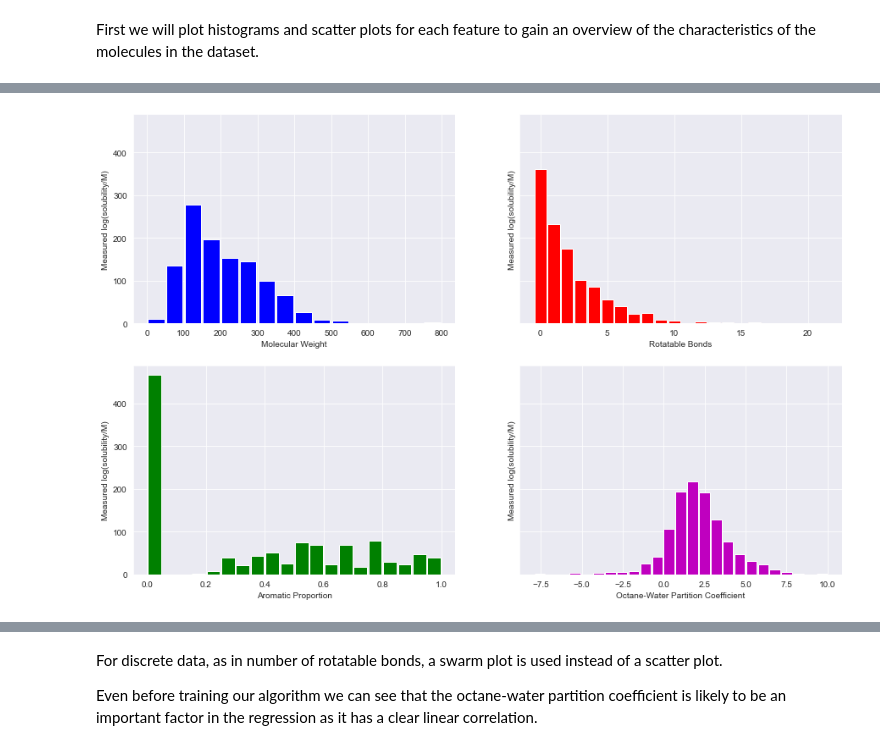
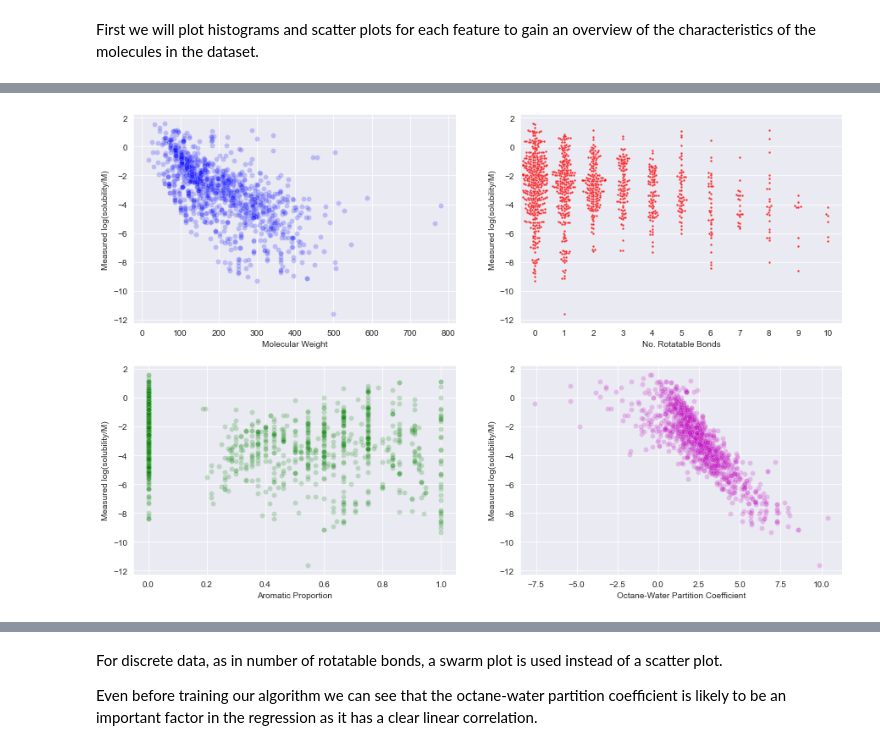
Before and after one commit to erwallace/Predicting-Aqueous-Solubilities, a Jupyter notebook: esol_linear_regression.ipynb, the cells around one changed output, grey strips where cells are left out. Saved outputs shown, nothing was run; the diff lists cells and outputs as text; code cells hidden in the pictures.

```diff
--- a/esol_linear_regression.ipynb
+++ b/esol_linear_regression.ipynb
@@ -155,3 +155,23 @@ df.describe().T
 | cLogP | 1128.0 | 2.447520 | 1.852875 | -7.5714 | 1.41490 | 2.339 | 3.402200 | 10.3886 |
 # %% [markdown]
 First we will plot histograms and scatter plots for each feature to gain an overview of the characteristics of the molecules in the dataset.
+# %%
+# histograms of each variable and the measured log solubility
+sns.set_palette('tab10', color_codes=True)
+
+features = {'MW':{'bins':list(range(0,850,50)) , 'color':'b', 'xlabel':'Molecular Weight'},
+            'RB':{'bins':list(range(23)) , 'color':'r', 'xlabel':'Rotatable Bonds'},
+            'AP':{'bins':20 , 'color':'g', 'xlabel':'Aromatic Proportion'},
+            'cLogP':{'bins':25 , 'color':'m', 'xlabel':'Octane-Water Partition Coefficient'} }
+
+fig, axs = plt.subplots(nrows=2, ncols=2, figsize=(15,10), sharey=True)
+
+for n, feature in enumerate(features.keys()):
+    g = sns.histplot(data=df,
+                     ax=axs.reshape(-1)[n],
+                     x=feature,
+                     bins=features[feature]['bins'],
+                     color=features[feature]['color'])
+    g.set(ylabel='Measured log(solubility/M)', xlabel=features[feature]['xlabel'])
+
+plt.show()
@@ -158,27 +180,32 @@ First we will plot histograms and scatter plots for each feature to gain an over
 # %%
-# histograms of each variable and the measured log solubility
-fig, ax = plt.subplots(nrows=2, ncols=2, figsize=(15,10), sharey=True)
+# scatter plot for each variable and the log solubility
+fig, ax = plt.subplots(nrows=2, ncols=2, figsize=(15,10))
 
 ax1 = ax[0,0]
-ax1.hist(df['MW'], bins=list(range(0,850,50)), rwidth=0.9, color='b')
+sns.scatterplot(ax=ax1, data=df, x='MW', y='Measured log(solubility/M)',
+                color='b', alpha=0.2)
 ax1.set_xlabel('Molecular Weight')
 ax1.set_ylabel('Measured log(solubility/M)')
 
 ax2 = ax[0,1]
-ax2.hist(df['RB'], bins=list(range(23)), align='left', rwidth=0.9, color='r')
-ax2.set_xlabel('Rotatable Bonds')
+sns.swarmplot(ax=ax2, data=df[df.RB<11], x='RB', y='Measured log(solubility/M)',
+              c='r', s=2.4, alpha=0.8)
+# values above 10 not shown as there are less than 5 molecules for each of these values
+ax2.set_xlabel('No. Rotatable Bonds')
 ax2.set_ylabel('Measured log(solubility/M)')
 
 ax3 = ax[1,0]
-ax3.hist(df['AP'], bins=20, rwidth=0.9, color='g')
+sns.scatterplot(ax=ax3, data=df, x='AP', y='Measured log(solubility/M)',
+               color='g', alpha=0.2)
 ax3.set_xlabel('Aromatic Proportion')
 ax3.set_ylabel('Measured log(solubility/M)')
 
 ax4 = ax[1,1]
-ax4.hist(df['cLogP'], bins=25, align='left', rwidth=0.9, color='m')
+sns.scatterplot(ax=ax4, data=df, x='cLogP', y='Measured log(solubility/M)',
+                color='m', alpha=0.2)
 ax4.set_xlabel('Octane-Water Partition Coefficient')
 ax4.set_ylabel('Measured log(solubility/M)')
 
 plt.show()
 # %% [output]
-[figure, old version]
+[figure, new version]
```
Also changed, not shown: parts of 15 cells of this notebook.
